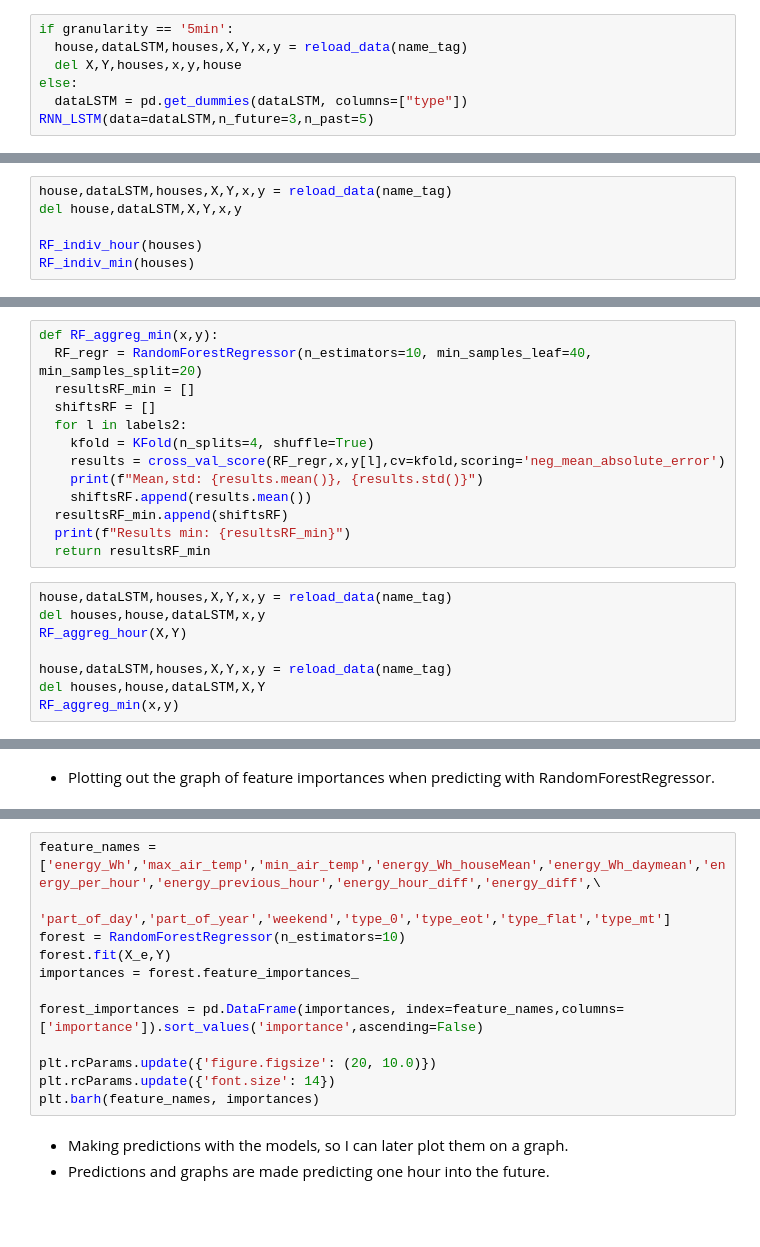
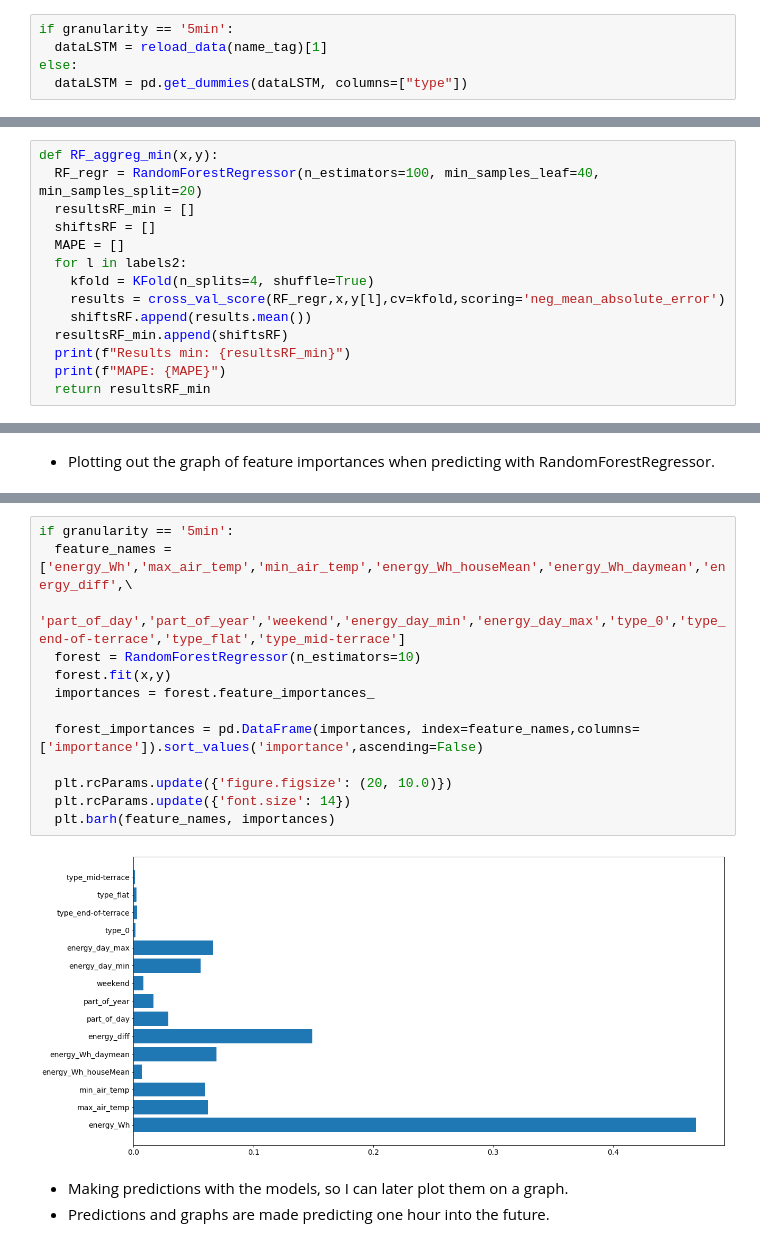
Before and after one commit to MMakovec/IJS_models, a Jupyter notebook: Copy_of_UK_dale.ipynb, the cells around one changed output, grey strips where cells are left out. Cells and saved outputs as stored; diff of their text form; blank space fills up the shorter version.

```diff
--- a/Copy_of_UK_dale.ipynb
+++ b/Copy_of_UK_dale.ipynb
@@ -962,7 +782,5 @@ def RNN_LSTM(data, n_future, n_past):
 # %%
 if granularity == '5min':
-  house,dataLSTM,houses,X,Y,x,y = reload_data(name_tag)
-  del X,Y,houses,x,y,house
+  dataLSTM = reload_data(name_tag)[1]
 else:
   dataLSTM = pd.get_dummies(dataLSTM, columns=["type"])
-RNN_LSTM(data=dataLSTM,n_future=3,n_past=5)
@@ -1128,9 +941,3 @@ def RF_indiv_min(houses):
       shifts_every_house.append(results.mean())
     results_every_house_min.append(shifts_every_house)
   return results_every_house_min
-# %%
-house,dataLSTM,houses,X,Y,x,y = reload_data(name_tag)
-del house,dataLSTM,X,Y,x,y
-
-RF_indiv_hour(houses)
-RF_indiv_min(houses)
@@ -1235,22 +1032,15 @@ def RF_aggreg_hour(X,Y):
   return resultsRF
 # %%
 def RF_aggreg_min(x,y):
-  RF_regr = RandomForestRegressor(n_estimators=10, min_samples_leaf=40, min_samples_split=20)
+  RF_regr = RandomForestRegressor(n_estimators=100, min_samples_leaf=40, min_samples_split=20)
   resultsRF_min = []
   shiftsRF = []
+  MAPE = []
   for l in labels2:
     kfold = KFold(n_splits=4, shuffle=True)
     results = cross_val_score(RF_regr,x,y[l],cv=kfold,scoring='neg_mean_absolute_error')
-    print(f"Mean,std: {results.mean()}, {results.std()}")
     shiftsRF.append(results.mean())
   resultsRF_min.append(shiftsRF)
   print(f"Results min: {resultsRF_min}")
+  print(f"MAPE: {MAPE}")
   return resultsRF_min
-# %%
-house,dataLSTM,houses,X,Y,x,y = reload_data(name_tag)
-del houses,house,dataLSTM,x,y
-RF_aggreg_hour(X,Y)
-
-house,dataLSTM,houses,X,Y,x,y = reload_data(name_tag)
-del houses,house,dataLSTM,X,Y
-RF_aggreg_min(x,y)
@@ -1303,15 +1111,18 @@ Y
 # %%
-feature_names = ['energy_Wh','max_air_temp','min_air_temp','energy_Wh_houseMean','energy_Wh_daymean','energy_per_hour','energy_previous_hour','energy_hour_diff','energy_diff',\
-                 'part_of_day','part_of_year','weekend','type_0','type_eot','type_flat','type_mt']
-forest = RandomForestRegressor(n_estimators=10)
-forest.fit(X_e,Y)
-importances = forest.feature_importances_
+if granularity == '5min':
+  feature_names = ['energy_Wh','max_air_temp','min_air_temp','energy_Wh_houseMean','energy_Wh_daymean','energy_diff',\
+                  'part_of_day','part_of_year','weekend','energy_day_min','energy_day_max','type_0','type_end-of-terrace','type_flat','type_mid-terrace']
+  forest = RandomForestRegressor(n_estimators=10)
+  forest.fit(x,y)
+  importances = forest.feature_importances_
 
-forest_importances = pd.DataFrame(importances, index=feature_names,columns=['importance']).sort_values('importance',ascending=False)
+  forest_importances = pd.DataFrame(importances, index=feature_names,columns=['importance']).sort_values('importance',ascending=False)
 
-plt.rcParams.update({'figure.figsize': (20, 10.0)})
-plt.rcParams.update({'font.size': 14})
-plt.barh(feature_names, importances)
+  plt.rcParams.update({'figure.figsize': (20, 10.0)})
+  plt.rcParams.update({'font.size': 14})
+  plt.barh(feature_names, importances)
+# %% [output]
+[figure, added]
 # %% [markdown]
 - Making predictions with the models, so I can later plot them on a graph.
 - Predictions and graphs are made predicting one hour into the future.
```
Also changed, not shown: parts of 78 cells of this notebook.
